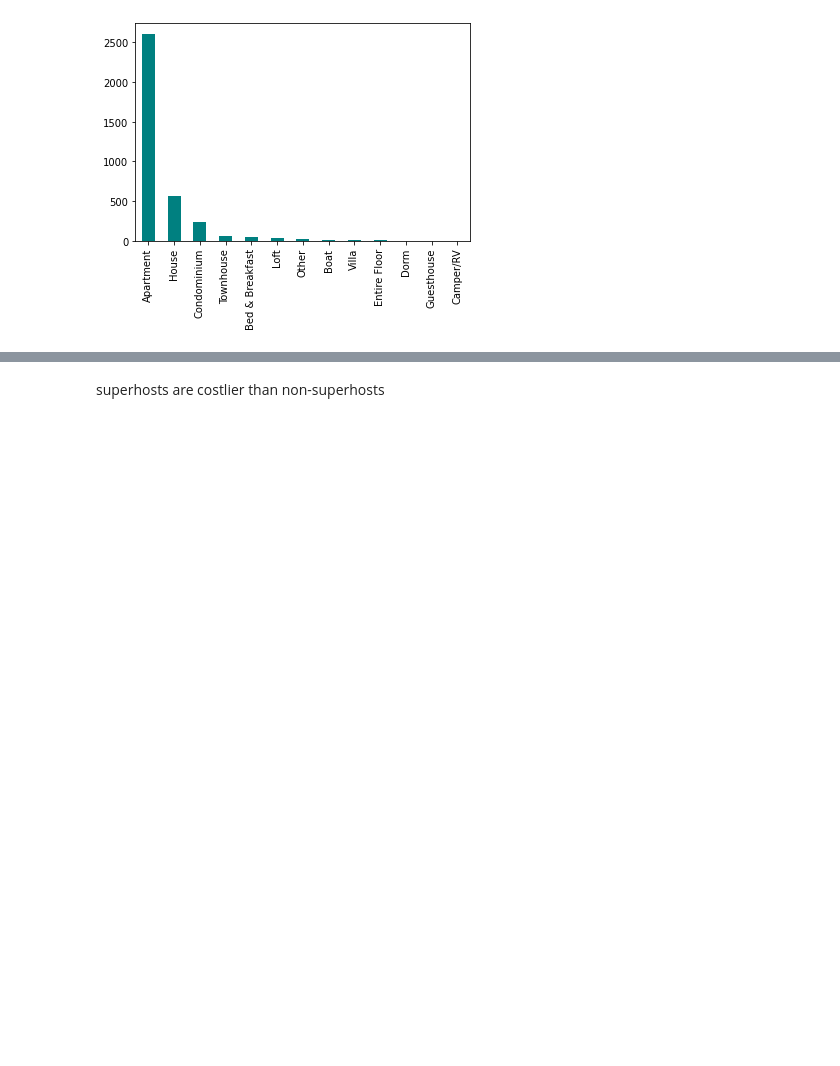
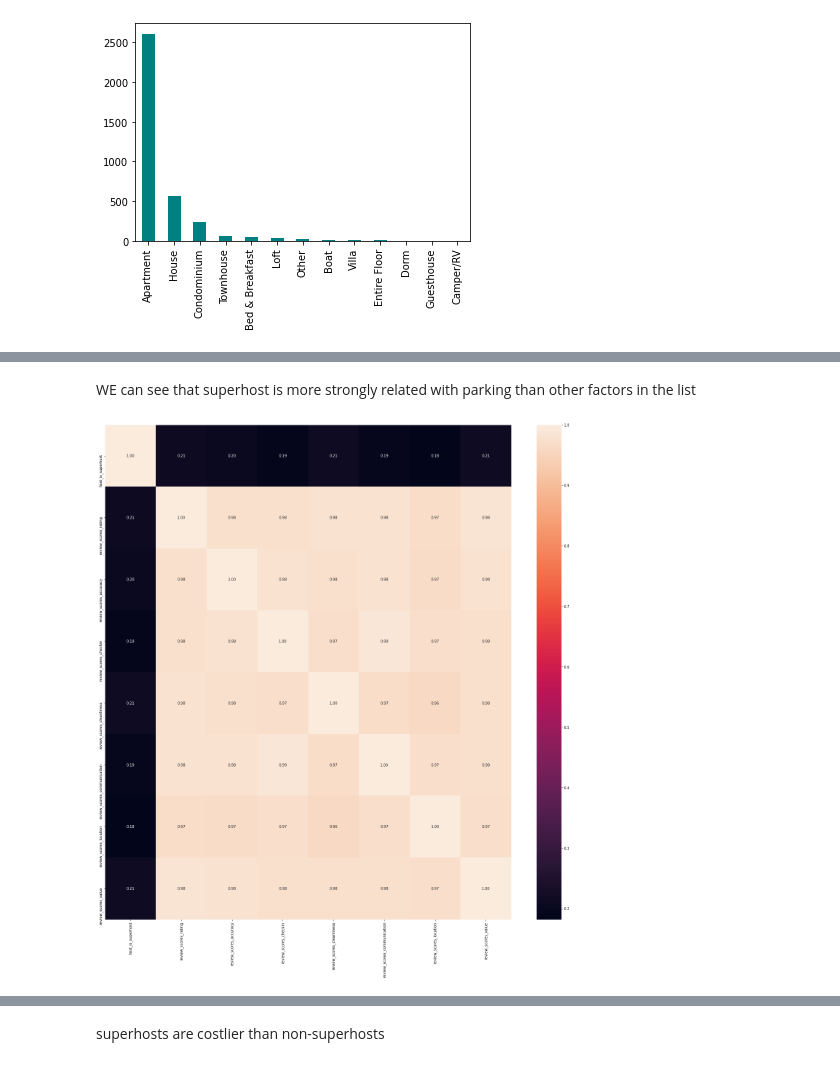
Before and after one commit to yashmanuraj2/udacity-DS, a Jupyter notebook: DSproject.ipynb, the cells around one changed output, grey strips where cells are left out. Cells and saved outputs as stored; diff of their text form; code cells hidden in the pictures; blank space fills up the shorter version.

```diff
--- a/DSproject.ipynb
+++ b/DSproject.ipynb
@@ -326,0 +382,13 @@ guesthouses are the costliest whereas rv and camper are the cheapest
+# %% [markdown]
+WE  can see that superhost is more strongly related  with parking than other factors in the list
+# %%
+#Question 2.
+#Among  Different reviews what are the factors that Strongly relate with the superhost being a superhost
+
+sup_list = features_df[['host_is_superhost','review_scores_rating','review_scores_accuracy','review_scores_checkin','review_scores_cleanliness','review_scores_communication',
+'review_scores_location','review_scores_value']]
+import matplotlib as plt
+fig, ax = plt.pyplot.subplots(figsize=(25,25))
+sns.heatmap(sup_list.corr(), annot=True, fmt='.2f');
+# %% [output]
+[figure, added]
```
Also changed, not shown: parts of 79 cells of this notebook.
